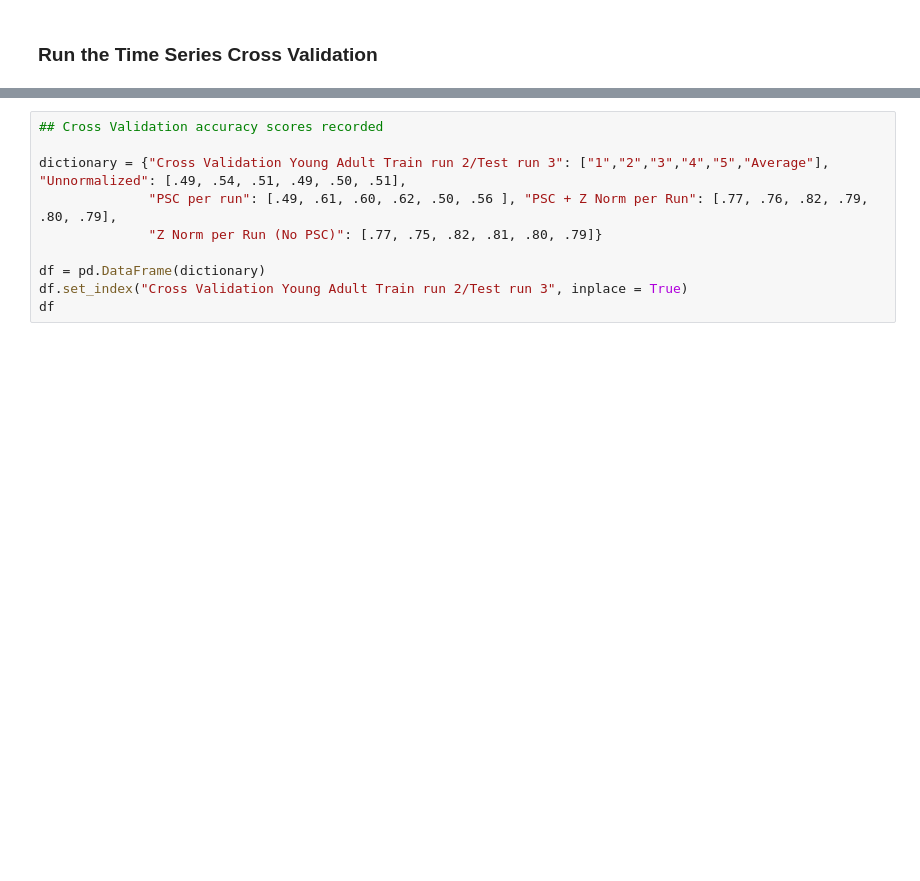
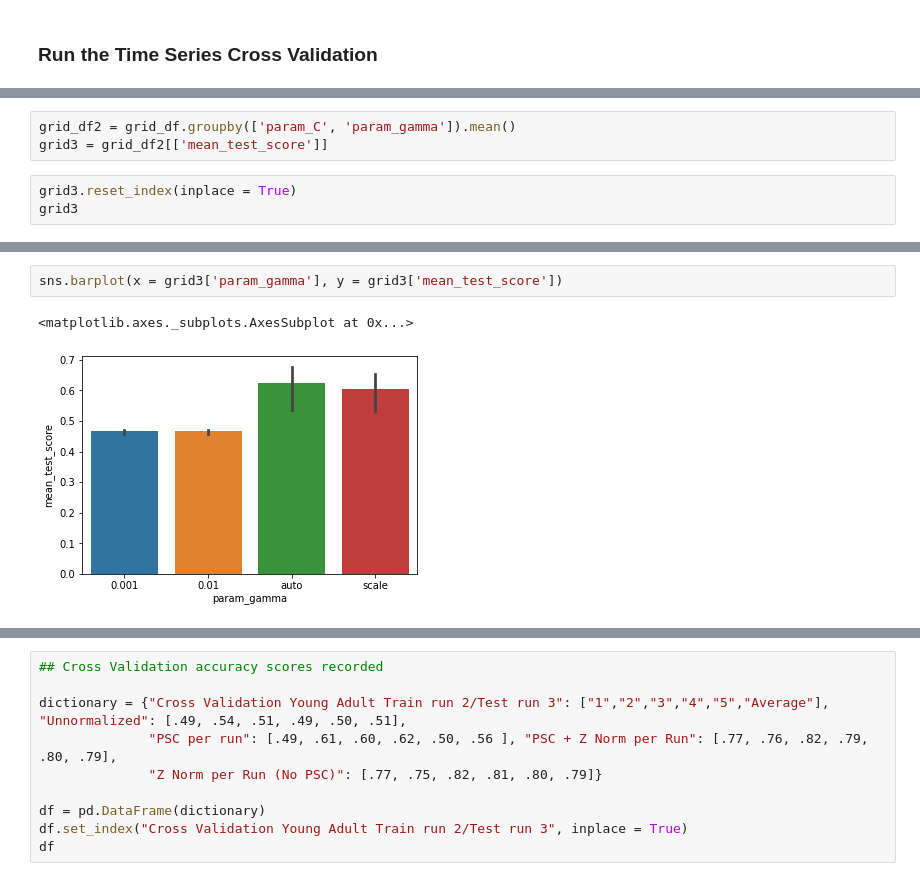
Before and after one commit to staceybeck/teambrainiac, a Jupyter notebook: source/group_svm/Timeseries_Cross_Validation.ipynb, the cells around one changed output, grey strips where cells are left out. Cells and saved outputs as stored; diff of their text form; blank space fills up the shorter version.

```diff
--- a/source/group_svm/Timeseries_Cross_Validation.ipynb
+++ b/source/group_svm/Timeseries_Cross_Validation.ipynb
@@ -270,0 +326,6 @@ time_series_cv(X, y, max_train, test_size, splits, gd_srch, param_dict, file_nam
+# %%
+grid_df2 = grid_df.groupby(['param_C', 'param_gamma']).mean()
+grid3 = grid_df2[['mean_test_score']]
+# %%
+grid3.reset_index(inplace = True)
+grid3
@@ -270,0 +361,5 @@ time_series_cv(X, y, max_train, test_size, splits, gd_srch, param_dict, file_nam
+# %%
+sns.barplot(x = grid3['param_gamma'], y = grid3['mean_test_score'])
+# %% [output]
+<matplotlib.axes._subplots.AxesSubplot at 0x...>
+[figure, added]
```
Also changed, not shown: parts of 14 cells of this notebook.
